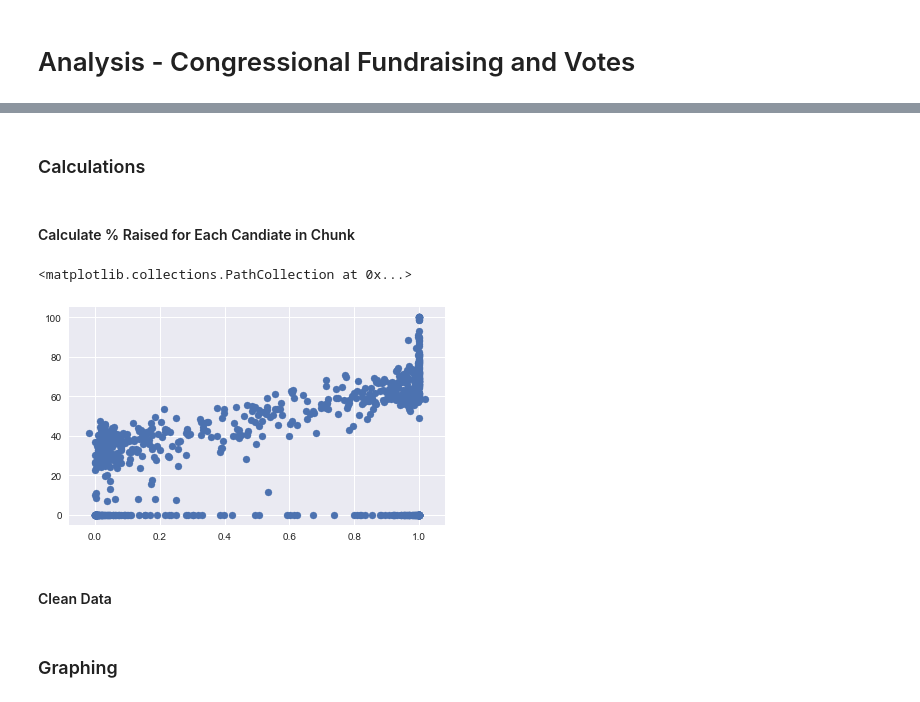
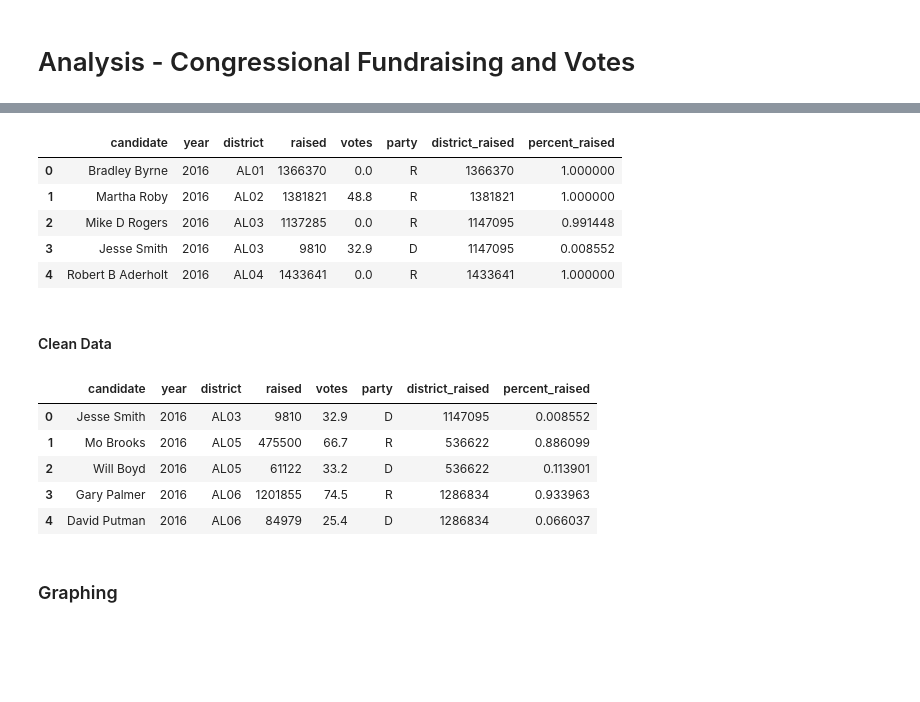
Before and after one commit to PoliticalComputerScience/CampaignFinance, a Jupyter notebook: Congressional Analysis/congressional_analysis.ipynb, the cells around one changed output, grey strips where cells are left out. Cells and saved outputs as stored; diff of their text form; code cells hidden in the pictures; blank space fills up the shorter version.

```diff
--- a/Congressional Analysis/congressional_analysis.ipynb
+++ b/Congressional Analysis/congressional_analysis.ipynb
@@ -122,25 +2,0 @@ df
-# %% [markdown]
-### Calculations
-# %% [markdown]
-#### Calculate % Raised for Each Candiate in Chunk
-# %%
-def calc(x):
-    total = sum(x[2:][:,1].astype(int))
-    names = x[2:][:,0].astype(str)
-    spends = [i / total for i in x[2:][:,1].astype(int)]
-    votes = x[2:][:,2].astype(float)
-    #return list of lists: [% raised, % votes]
-    i = [list(a) for a in zip(spends, votes, x[2:][:,3], names)]
-    for j in i:
-        j.append(total)
-        #print(us_state_abbrev[x[0][0].split(' District ')[0]] + x[0][0].split(' District ')[1], j)
-    return i
-
-d = np.array([[0,0, 0, 0, 0]])
-for i in range(1, len(b)):
-    d = np.concatenate((d, calc(b[i])), axis = 0)
-x, y, = d[:,0], d[:,1]
-plt.scatter(x, y)
-# %% [output]
-<matplotlib.collections.PathCollection at 0x...>
-[figure, removed]
@@ -147,15 +9,35 @@ plt.scatter(x, y)
+# %%
+candidate_data = pd.read_csv('candidates.csv', header = None)
+candidate_data.columns = ['candidate', 'year', 'district', 'raised', 'votes', 'party', 'district_raised']
+candidate_data['percent_raised'] = candidate_data['raised'] / candidate_data['district_raised']
+candidate_data.head()
+# %% [output]
+|  | candidate | year | district | raised | votes | party | district_raised | percent_raised |
+| 0 | Bradley Byrne | 2016 | AL01 | 1366370 | 0.0 | R | 1366370 | 1.000000 |
+| 1 | Martha Roby | 2016 | AL02 | 1381821 | 48.8 | R | 1381821 | 1.000000 |
+| 2 | Mike D Rogers | 2016 | AL03 | 1137285 | 0.0 | R | 1147095 | 0.991448 |
+| 3 | Jesse Smith | 2016 | AL03 | 9810 | 32.9 | D | 1147095 | 0.008552 |
+| 4 | Robert B Aderholt | 2016 | AL04 | 1433641 | 0.0 | R | 1433641 | 1.000000 |
 # %% [markdown]
 #### Clean Data
 # %%
 #remove rows without voting data
-d = np.delete(d, 3, 1).astype(float)
-
-d = d[d[:,1] != 0]
+cleaned_data = candidate_data[candidate_data.votes > 0.01]
+#d = d[d[:,1] != 0]
 
 #remove rows with highly imbalanced funding
-d = d[d[:,0] < .999]
-d = d[d[:,0] > .001]
-x, y, p, z = d[:,0], d[:,1], d[:,2], d[:,3]
+cleaned_data = cleaned_data[cleaned_data.percent_raised > 0.001]
+cleaned_data = cleaned_data[cleaned_data.percent_raised < 0.999]
+cleaned_data.reset_index(drop=True, inplace=True)
+#x, y, p, z = d[:,0], d[:,1], d[:,2], d[:,3]
+cleaned_data.head()
+# %% [output]
+|  | candidate | year | district | raised | votes | party | district_raised | percent_raised |
+| 0 | Jesse Smith | 2016 | AL03 | 9810 | 32.9 | D | 1147095 | 0.008552 |
+| 1 | Mo Brooks | 2016 | AL05 | 475500 | 66.7 | R | 536622 | 0.886099 |
+| 2 | Will Boyd | 2016 | AL05 | 61122 | 33.2 | D | 536622 | 0.113901 |
+| 3 | Gary Palmer | 2016 | AL06 | 1201855 | 74.5 | R | 1286834 | 0.933963 |
+| 4 | David Putman | 2016 | AL06 | 84979 | 25.4 | D | 1286834 | 0.066037 |
 # %% [markdown]
 ### Graphing
 # %% [markdown]
```
Also changed, not shown: parts of 18 cells of this notebook, 2 other files.
